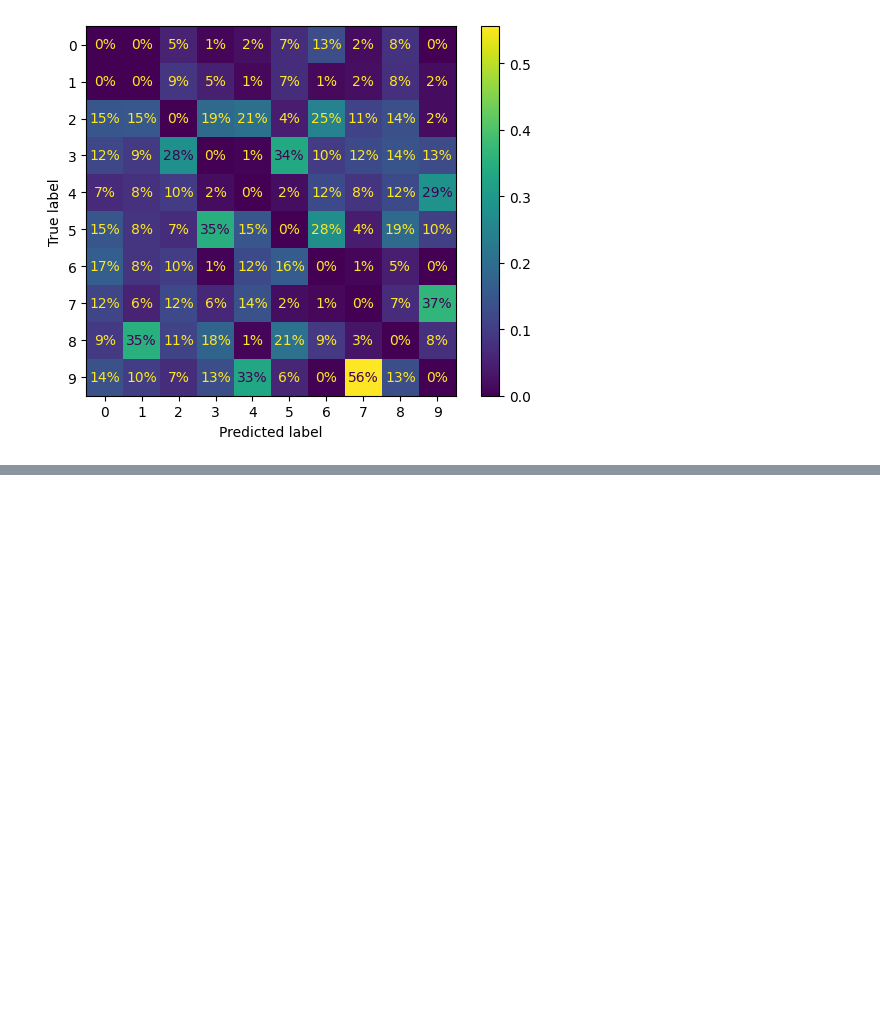
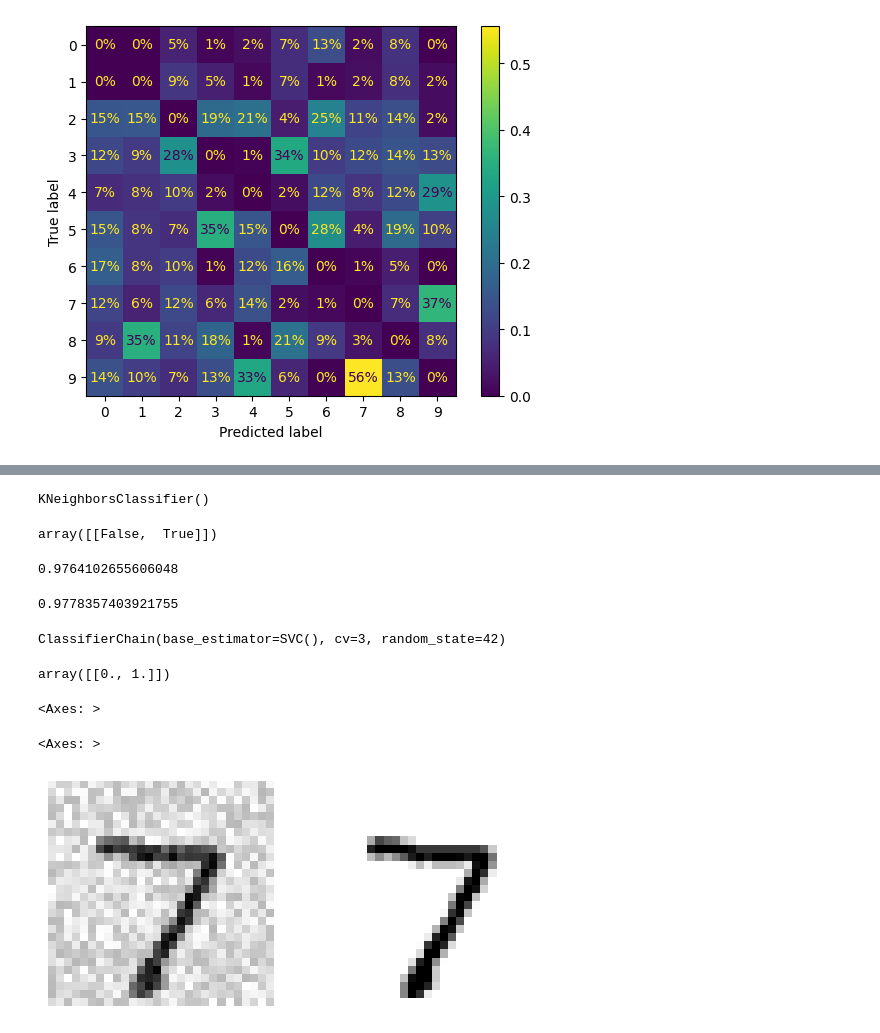
Before and after one commit to JoachimKvamme/hands_on_machine_learning_with_jupyter, a Jupyter notebook: classification_mnist_chapter_3.ipynb, the cells around one changed output, grey strips where cells are left out. Cells and saved outputs as stored; diff of their text form; code cells hidden in the pictures; blank space fills up the shorter version.

Commit message:
knnClassifier med mulitoutput og multilabel

```diff
--- a/classification_mnist_chapter_3.ipynb
+++ b/classification_mnist_chapter_3.ipynb
@@ -297,0 +340,52 @@ plt.show()
+# %%
+import numpy as np
+from sklearn.neighbors import KNeighborsClassifier
+
+y_train_large = (y_train >= '7')
+y_train_odd = (y_train.astype('int8') % 2 == 1)
+y_multilabel = np.c_[y_train_large, y_train_odd]
+
+knn_clf = KNeighborsClassifier()
+knn_clf.fit(X_train, y_multilabel)
+
+knn_clf.predict([some_digit])
+# %% [output]
+KNeighborsClassifier()
+array([[False,  True]])
+# %%
+y_train_knn_pred = cross_val_predict(knn_clf, X_train, y_multilabel, cv=3)
+f1_score(y_multilabel, y_train_knn_pred, average="macro")
+# %% [output]
+0.9764102655606048
+# %%
+f1_score(y_multilabel, y_train_knn_pred, average="weighted")
+# %% [output]
+0.9778357403921755
+# %%
+from sklearn.multioutput import ClassifierChain
+
+chain_clf = ClassifierChain(SVC(), cv=3, random_state=42)
+chain_clf.fit(X_train[:2000], y_multilabel[:2000])
+
+chain_clf.predict([some_digit])
+# %% [output]
+ClassifierChain(base_estimator=SVC(), cv=3, random_state=42)
+array([[0., 1.]])
+# %%
+np.random.seed(42)
+noise = np.random.randint(0, 100, (len(X_train), 784))
+X_train_mod = X_train + noise
+noise = np.random.randint(0, 100, (len(X_test), 784))
+X_test_mod = X_test + noise
+y_train_mod = X_train
+y_test_mod = X_test
+
+plt.subplot(121)
+plot_digit(X_test_mod[0])
+plt.subplot(122)
+plot_digit(y_test_mod[0])
+plt.show()
+# %% [output]
+<Axes: >
+<Axes: >
+[figure, added]
```
Also changed, not shown: parts of 2 cells of this notebook.
